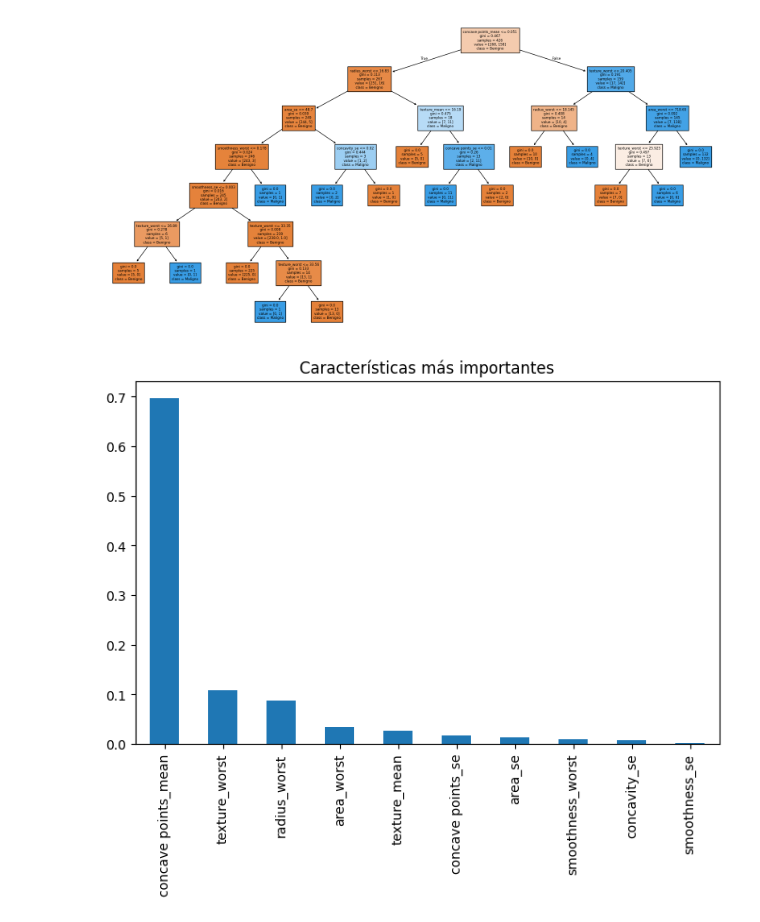
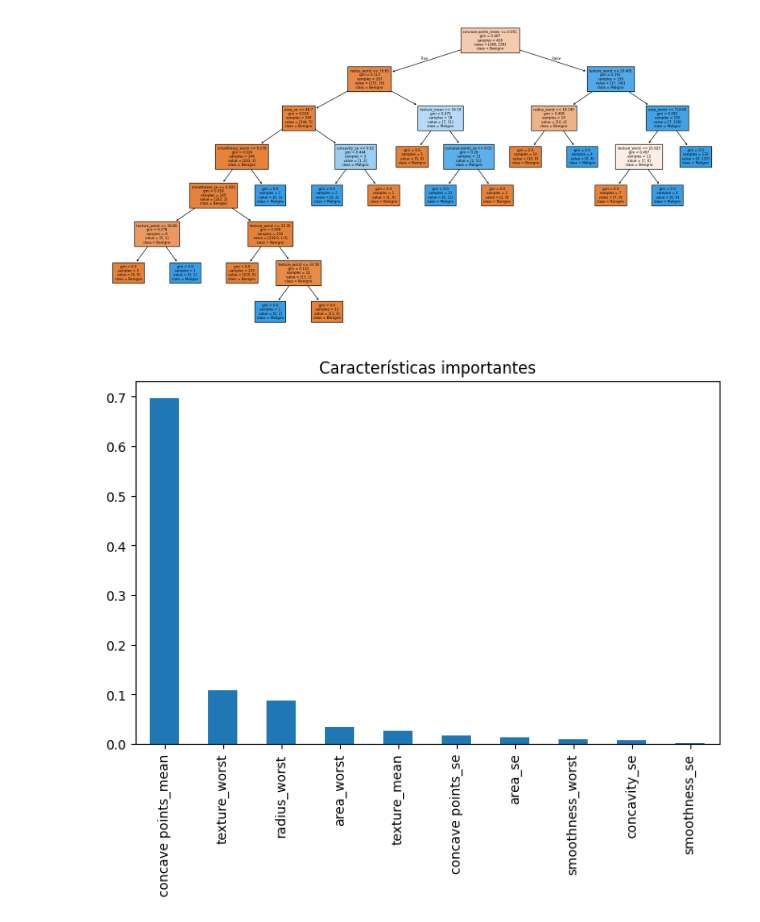
Before and after one commit to JuanGarcia25-dev/Evaluacion-2, a Jupyter notebook: Análisis supervisado breast_cancer.ipynb, the cells around one changed output. Cells and saved outputs as stored; diff of their text form; code cells hidden in the pictures.

```diff
--- a/Análisis supervisado breast_cancer.ipynb
+++ b/Análisis supervisado breast_cancer.ipynb
@@ -118,8 +118,8 @@ plt.show()
 # %%
 #Importancia de características
 importances = pd.Series(best_model.feature_importances_, index=X.columns)
 importances.sort_values(ascending=False).head(10).plot(kind="bar", figsize=(8,5))
-plt.title("Características más importantes")
+plt.title("Características importantes")
 plt.show()
 # %% [output]
-[figure, old version]
+[figure, new version]
```
Also changed, not shown: 1 other file.
